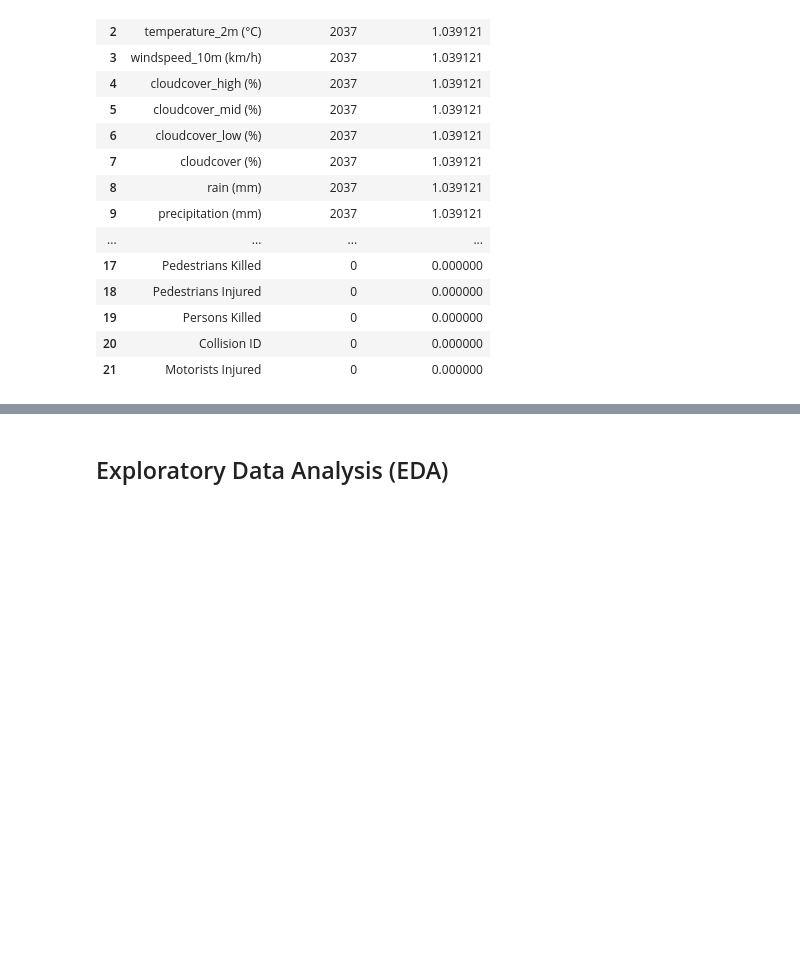
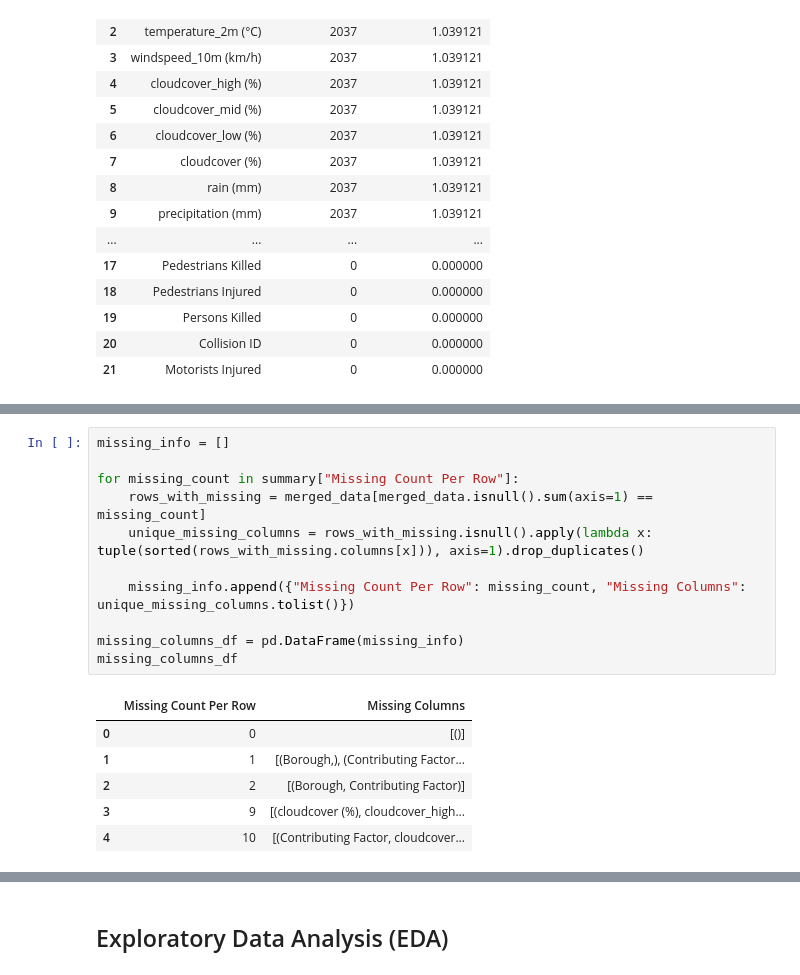
Before and after one commit to zzziminger/5243-Project1, a Jupyter notebook: Project_1.ipynb, the cells around one changed output, grey strips where cells are left out. Cells and saved outputs as stored; diff of their text form; blank space fills up the shorter version.

```diff
--- a/Project_1.ipynb
+++ b/Project_1.ipynb
@@ -266,0 +283,18 @@ missing_data
+# %%
+missing_info = []
+
+for missing_count in summary["Missing Count Per Row"]:
+    rows_with_missing = merged_data[merged_data.isnull().sum(axis=1) == missing_count]
+    unique_missing_columns = rows_with_missing.isnull().apply(lambda x: tuple(sorted(rows_with_missing.columns[x])), axis=1).drop_duplicates()
+
+    missing_info.append({"Missing Count Per Row": missing_count, "Missing Columns": unique_missing_columns.tolist()})
+
+missing_columns_df = pd.DataFrame(missing_info)
+missing_columns_df
+# %% [output]
+|  | Missing Count Per Row | Missing Columns |
+| 0 | 0 | [()] |
+| 1 | 1 | [(Borough,), (Contributing Factor... |
+| 2 | 2 | [(Borough, Contributing Factor)] |
+| 3 | 9 | [(cloudcover (%), cloudcover_high... |
+| 4 | 10 | [(Contributing Factor, cloudcover... |
```
Also changed, not shown: parts of 6 cells of this notebook.
